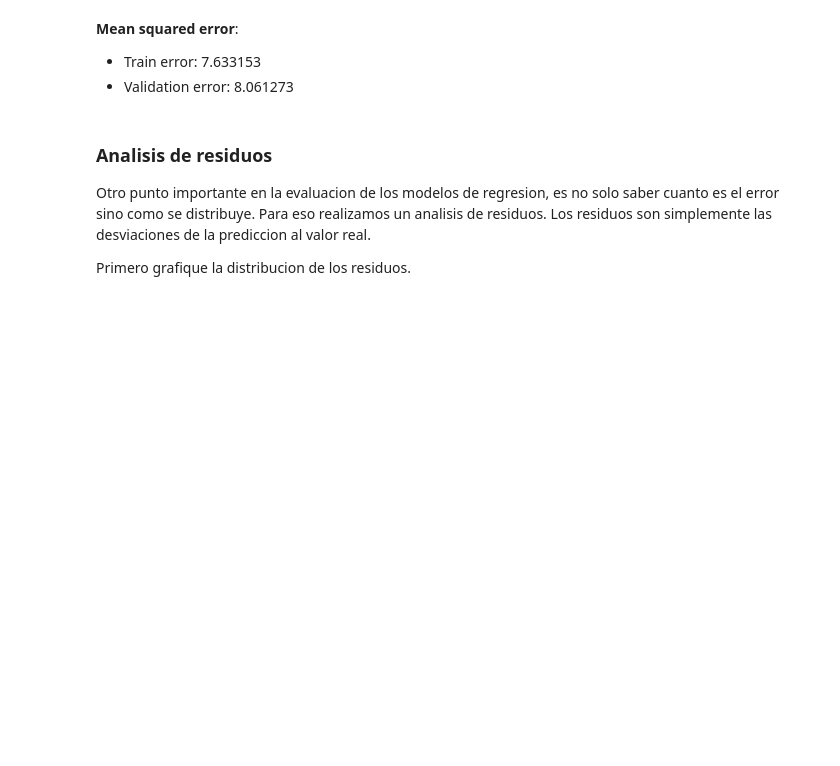
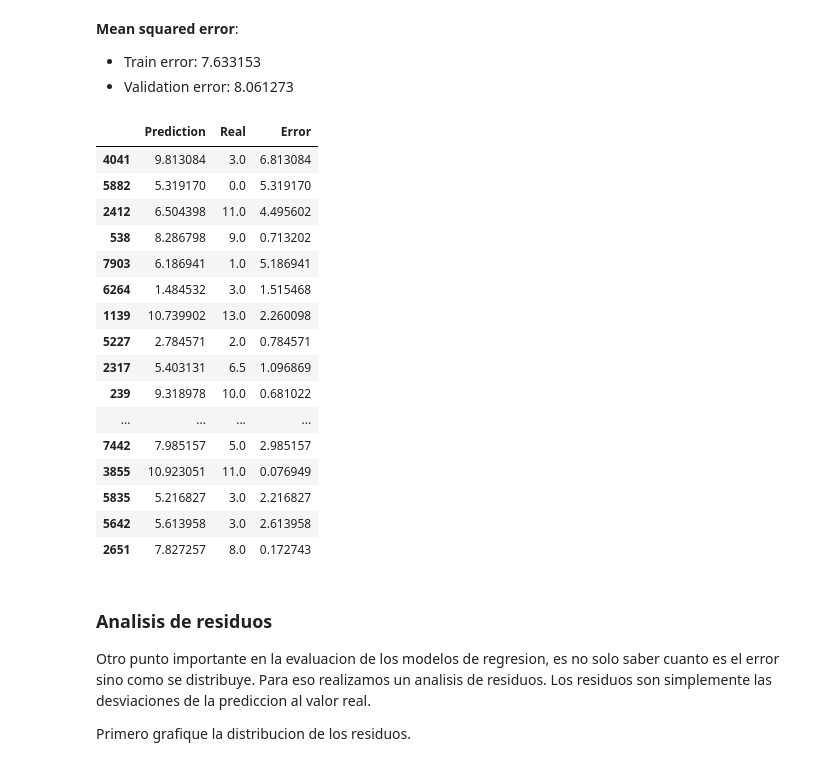
Before and after one commit to georeference-ML-mentoria/Intro-Aprendizaje-Automatico-, a Jupyter notebook: Practico_IAA.ipynb, the cells around one changed output. Cells and saved outputs as stored; diff of their text form; code cells hidden in the pictures; blank space fills up the shorter version.

```diff
--- a/Practico_IAA.ipynb
+++ b/Practico_IAA.ipynb
@@ -300,6 +302,30 @@ for metric_function_name, metric_function in metric_functions:
 **Mean squared error**:
 * Train error: 7.633153
 * Validation error: 8.061273
+# %%
+pd.DataFrame(data={
+    'Prediction': y_valid_pred,
+    'Real': y_valid,
+    'Error': (y_valid_pred - y_valid).abs(),
+})[:30]
+# %% [output]
+|  | Prediction | Real | Error |
+| 4041 | 9.813084 | 3.0 | 6.813084 |
+| 5882 | 5.319170 | 0.0 | 5.319170 |
+| 2412 | 6.504398 | 11.0 | 4.495602 |
+| 538 | 8.286798 | 9.0 | 0.713202 |
+| 7903 | 6.186941 | 1.0 | 5.186941 |
+| 6264 | 1.484532 | 3.0 | 1.515468 |
+| 1139 | 10.739902 | 13.0 | 2.260098 |
+| 5227 | 2.784571 | 2.0 | 0.784571 |
+| 2317 | 5.403131 | 6.5 | 1.096869 |
+| 239 | 9.318978 | 10.0 | 0.681022 |
+| ... | ... | ... | ... |
+| 7442 | 7.985157 | 5.0 | 2.985157 |
+| 3855 | 10.923051 | 11.0 | 0.076949 |
+| 5835 | 5.216827 | 3.0 | 2.216827 |
+| 5642 | 5.613958 | 3.0 | 2.613958 |
+| 2651 | 7.827257 | 8.0 | 0.172743 |
 # %% [markdown]
 ### Analisis de residuos
 
```
Also changed, not shown: parts of 8 cells of this notebook.
